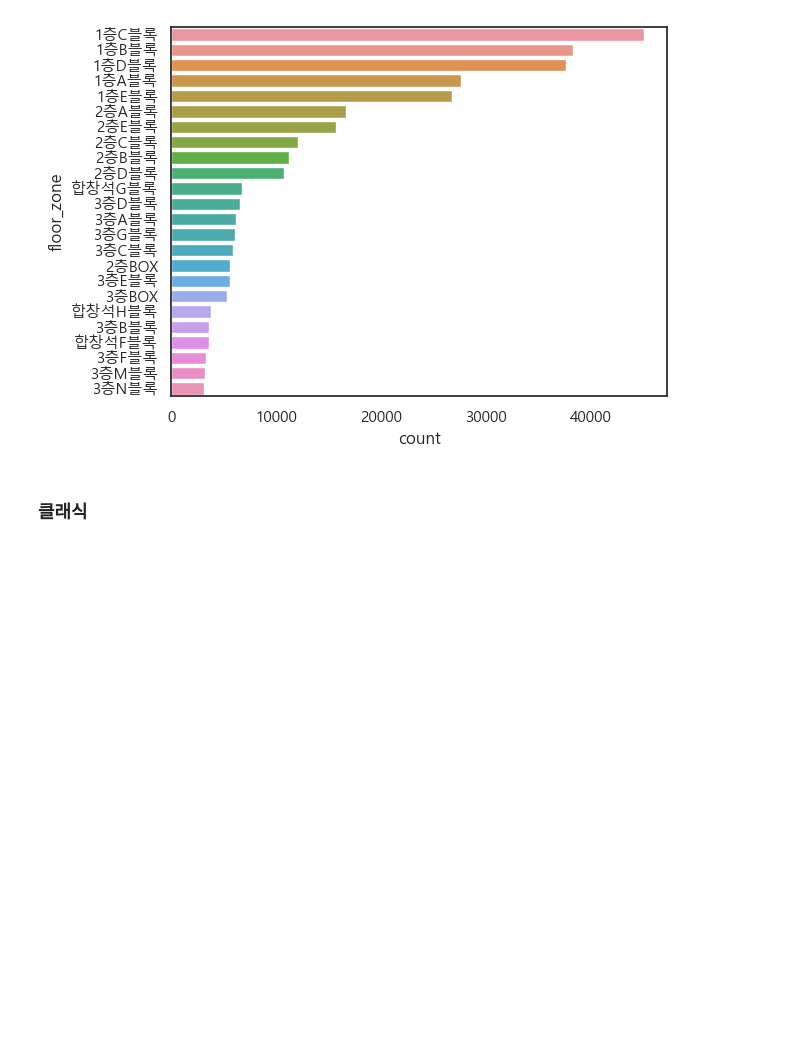
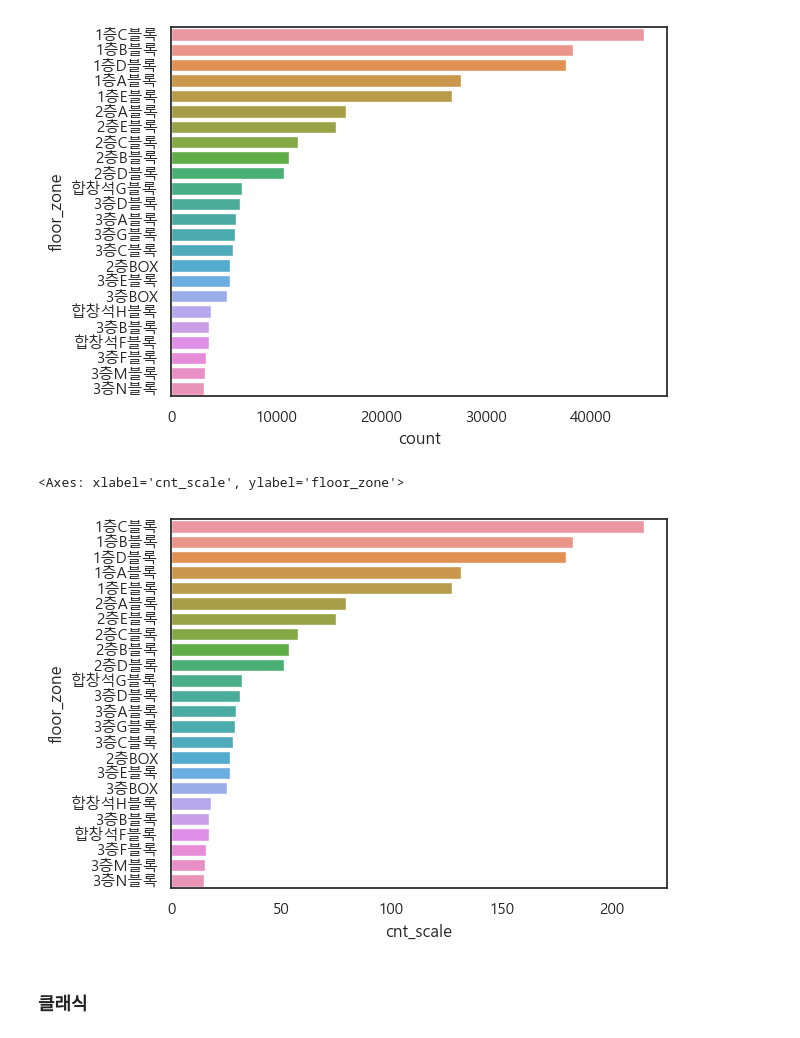
Before and after one commit to damidaa/bigcontest_2023, a Jupyter notebook: preprocessing/EDA.ipynb, the cells around one changed output. Cells and saved outputs as stored; diff of their text form; code cells hidden in the pictures; blank space fills up the shorter version.

```diff
--- a/preprocessing/EDA.ipynb
+++ b/preprocessing/EDA.ipynb
@@ -285,6 +406,16 @@ sns.countplot(y='floor_zone',data=df_symphony,order=df_symphony['floor_zone'].va
 # %% [output]
 <Axes: xlabel='count', ylabel='floor_zone'>
 [figure]
+# %%
+df_floor_zone = df_symphony.groupby('floor_zone',as_index=False).zone.count()
+df_floor_zone.rename(columns = {'zone' : 'cnt'}, inplace = True)
+df_floor_zone['cnt_scale'] = df_floor_zone.apply(floor_zone_scale,axis=1).sort_values(ascending=False)
+df_floor_zone = df_floor_zone.sort_values('cnt_scale',ascending=False)
+import seaborn as sns
+sns.barplot(y='floor_zone',x='cnt_scale',data=df_floor_zone)
+# %% [output]
+<Axes: xlabel='cnt_scale', ylabel='floor_zone'>
+[figure, added]
 # %% [markdown]
 ### 클래식
 # %%
```
Also changed, not shown: parts of 30 cells of this notebook.
